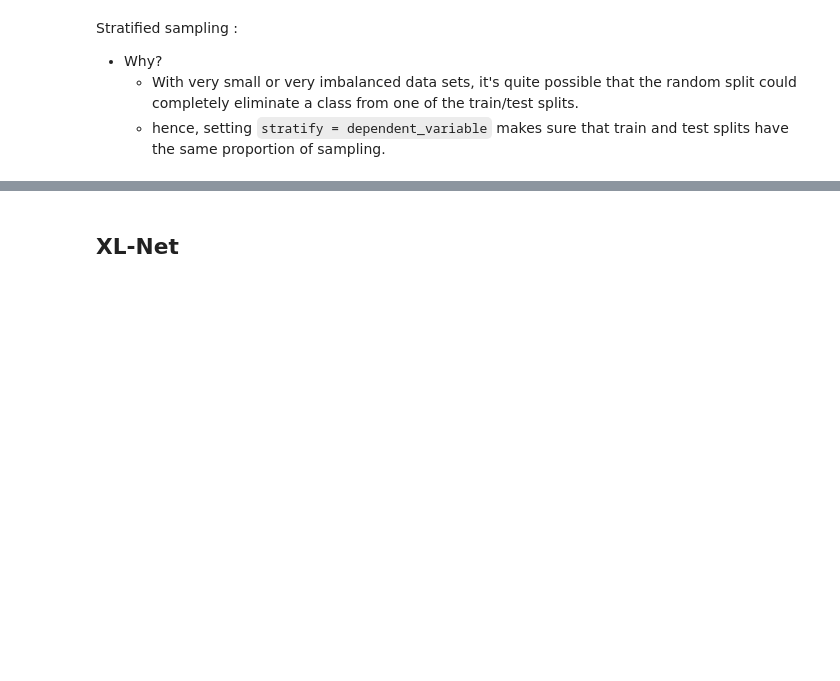
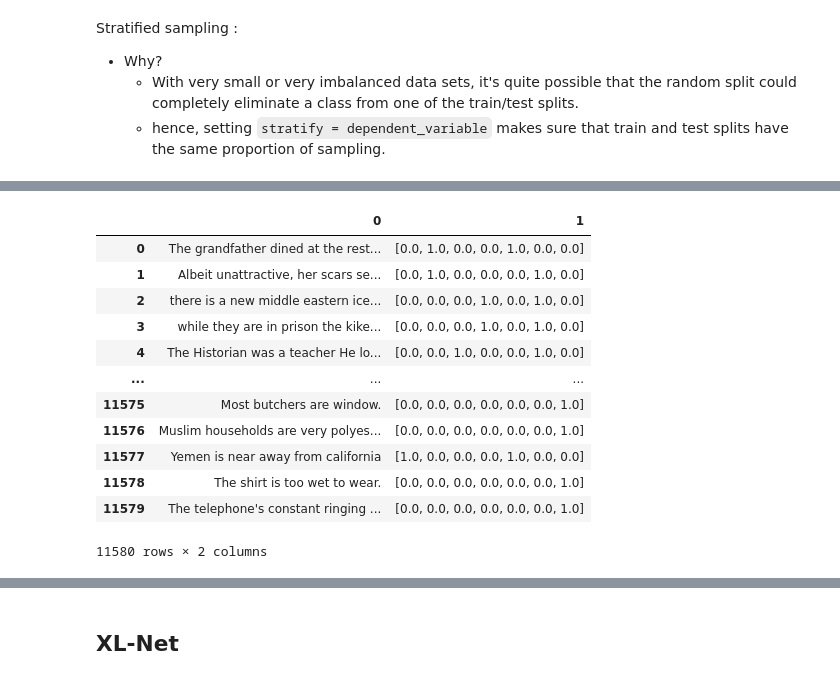
Before and after one commit to mvdheram/Stereotypical-Social-bias-detection-, a Jupyter notebook: Hyper_parameter_search_and_class_imbalance_handling.ipynb, the cells around one changed output, grey strips where cells are left out. Saved outputs shown, nothing was run; the diff lists cells and outputs as text; code cells hidden in the pictures; blank space fills up the shorter version.

```diff
--- a/Hyper_parameter_search_and_class_imbalance_handling.ipynb
+++ b/Hyper_parameter_search_and_class_imbalance_handling.ipynb
@@ -175,8 +140,11 @@ Stratified sampling :
 * Why?
   * With very small or very imbalanced data sets, it's quite possible that the random split could completely eliminate a class from one of the train/test splits.
   * hence, setting `stratify = dependent_variable` makes sure that train and test splits have the same proportion of sampling.
+# %%
+y = df.iloc[:,:-1].values
+X = df.iloc[:,-1].values
 # %%
 from sklearn.model_selection import train_test_split
 
-train_df_text, test_df_text, train_df_labels,test_df_labels = train_test_split(dfLabelEncod['stereotype'],dfLabelEncod['Label_encoded'], test_size=0.3, random_state=RANDOM_SEED, stratify = df['Label_encoded'])
+train_df_text, test_df_text, train_df_labels,test_df_labels = train_test_split(X,y, test_size=0.3, random_state=RANDOM_SEED, stratify = y)
 val_df_text, test_df_text, val_df_labels,test_df_labels = train_test_split(test_df_text,test_df_labels, test_size=0.5, random_state=RANDOM_SEED,stratify = test_df_labels)
@@ -183,5 +162,21 @@ val_df_text, test_df_text, val_df_labels,test_df_labels = train_test_split(test_
 # %%
-train_df = pd.concat([train_df_text,train_df_labels],axis=1)
-val_df = pd.concat([val_df_text,val_df_labels], axis = 1)
-test_df = pd.concat([test_df_text,test_df_labels], axis = 1)
+train_df = pd.DataFrame([train_df_text,train_df_labels]).T
+val_df = pd.DataFrame([val_df_text,val_df_labels]).T
+test_df = pd.DataFrame([test_df_text,test_df_labels]).T
+# %%
+train_df
+# %% [output]
+|  | 0 | 1 |
+| 0 | The grandfather dined at the rest... | [0.0, 1.0, 0.0, 0.0, 1.0, 0.0, 0.0] |
+| 1 | Albeit unattractive, her scars se... | [0.0, 1.0, 0.0, 0.0, 0.0, 1.0, 0.0] |
+| 2 | there is a new middle eastern ice... | [0.0, 0.0, 0.0, 1.0, 0.0, 1.0, 0.0] |
+| 3 | while they are in prison the kike... | [0.0, 0.0, 0.0, 1.0, 0.0, 1.0, 0.0] |
+| 4 | The Historian was a teacher He lo... | [0.0, 0.0, 1.0, 0.0, 0.0, 1.0, 0.0] |
+| ... | ... | ... |
+| 11575 | Most butchers are window. | [0.0, 0.0, 0.0, 0.0, 0.0, 0.0, 1.0] |
+| 11576 | Muslim households are very polyes... | [0.0, 0.0, 0.0, 0.0, 0.0, 0.0, 1.0] |
+| 11577 | Yemen is near away from california | [1.0, 0.0, 0.0, 0.0, 1.0, 0.0, 0.0] |
+| 11578 | The shirt is too wet to wear. | [0.0, 0.0, 0.0, 0.0, 0.0, 0.0, 1.0] |
+| 11579 | The telephone's constant ringing ... | [0.0, 0.0, 0.0, 0.0, 0.0, 0.0, 1.0] |
+11580 rows × 2 columns
 # %%
```
Also changed, not shown: parts of 27 cells of this notebook.
